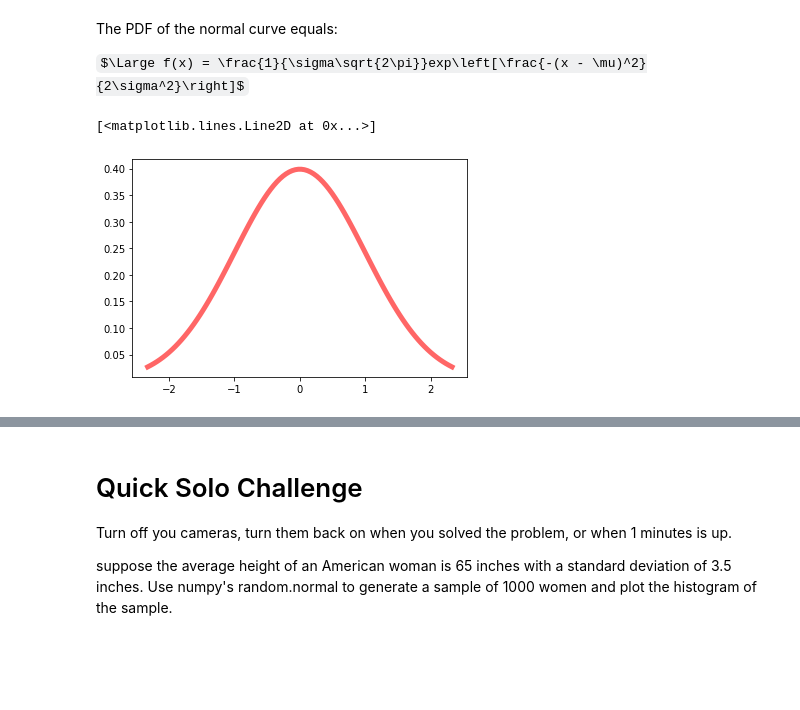
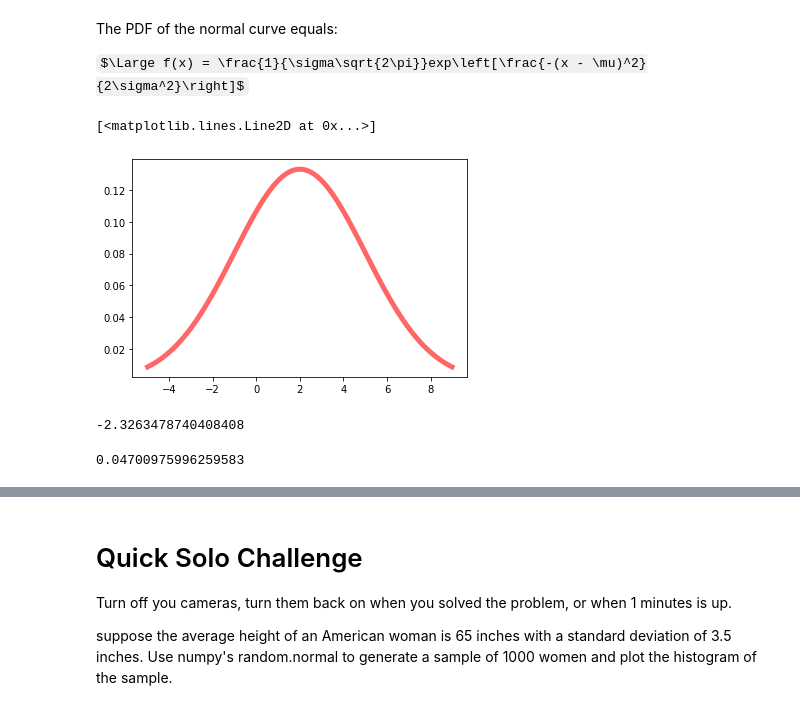
Before and after one commit to lecritch/distributions_seattle-chicago-ds, a Jupyter notebook: index.ipynb, the cells around one changed output, grey strips where cells are left out. Saved outputs shown, nothing was run; the diff lists cells and outputs as text; code cells hidden in the pictures; some formulas as TeX source; blank space fills up the shorter version.

```diff
--- a/index.ipynb
+++ b/index.ipynb
@@ -832,16 +870,24 @@ $\Large f(x) = \frac{1}{\sigma\sqrt{2\pi}}exp\left[\frac{-(x - \mu)^2}{2\sigma^2
 # %%
 
 fig, ax = plt.subplots()
 
-mu = 0
-sigma = 1
-z_curve = np.linspace(stats.norm(mu,sigma).ppf(0.01),
+mu = 2
+sigma = 3
+z_curve = np.linspace(stats.norm(mu,sigma).ppf(0.01), #percent point function
              stats.norm(mu,sigma).ppf(0.99), 100)
 ax.plot(z_curve, stats.norm(mu,sigma).pdf(z_curve),
      'r-', lw=5, alpha=0.6, label='z_curve')
 # %% [output]
 [<matplotlib.lines.Line2D at 0x...>]
-[figure, old version]
+[figure, new version]
+# %%
+stats.norm(mu,sigma).ppf(0.01)
+# %% [output]
+-2.3263478740408408
+# %%
+stats.norm(mu,sigma).pdf(-2.3263478740408408) #this is the probability??
+# %% [output]
+0.04700975996259583
 # %% [markdown]
 ![](images/normal_2.png)
 # %% [markdown]
```
Also changed, not shown: parts of 26 cells of this notebook.
